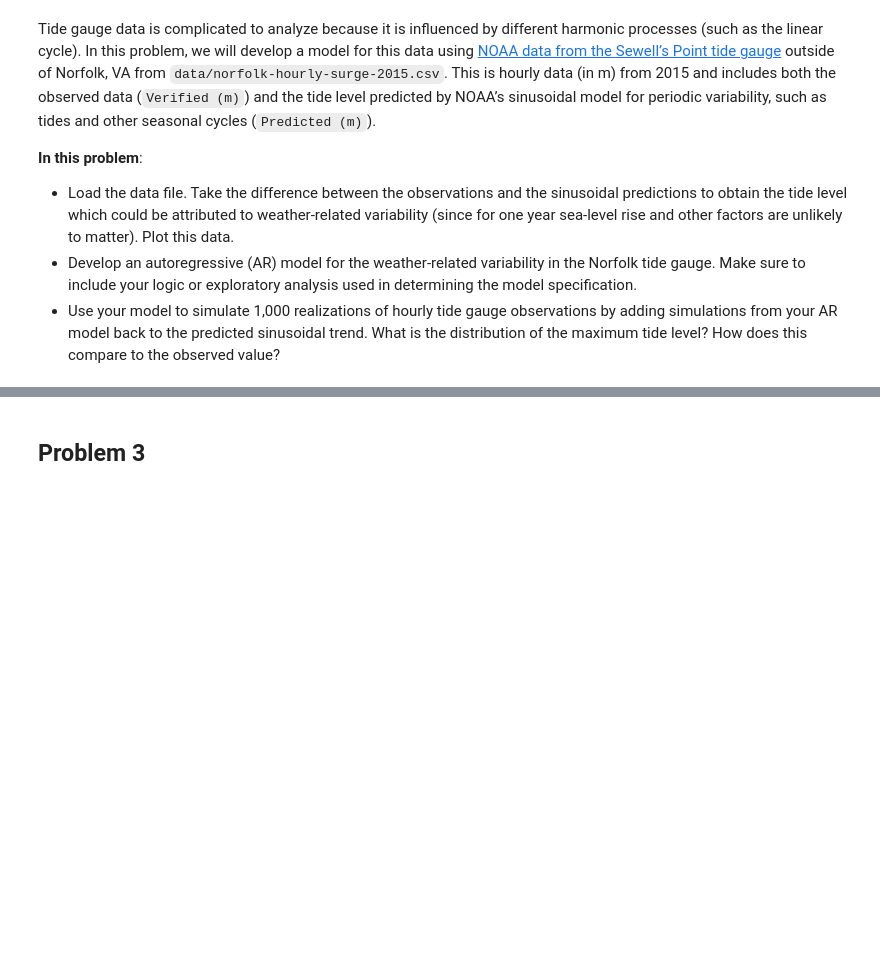
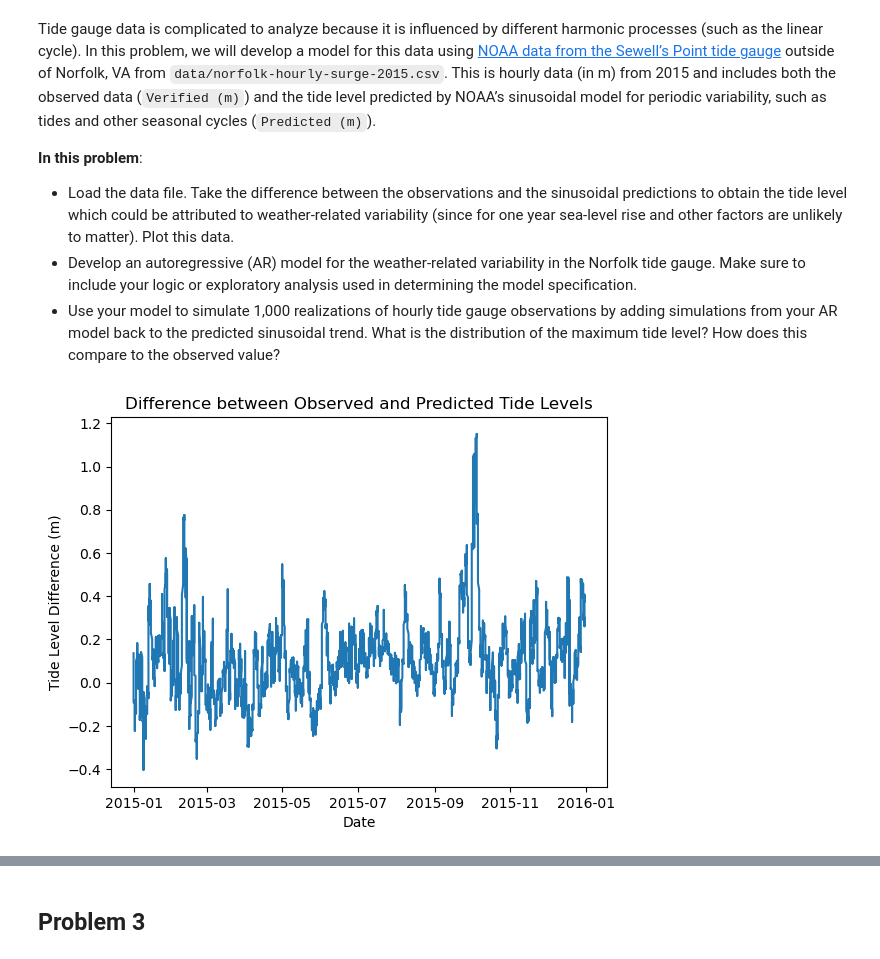
Before and after one commit to BEE4850-SP25/hw02-christinemswanson, a Jupyter notebook: hw02.ipynb, the cells around one changed output, grey strips where cells are left out. Saved outputs shown, nothing was run; the diff lists cells and outputs as text; code cells hidden in the pictures; blank space fills up the shorter version.

```diff
--- a/hw02.ipynb
+++ b/hw02.ipynb
@@ -274,3 +274,24 @@ for periodic variability, such as tides and other seasonal cycles
     observations by adding simulations from your AR model back to the
     predicted sinusoidal trend. What is the distribution of the maximum
     tide level? How does this compare to the observed value?
+# %%
+# load in the tide data
+
+tide_data = pd.read_csv("./data/norfolk-hourly-surge-2015.csv", sep=",", header=0)
+
+tide_data["datetime"] = pd.to_datetime(tide_data["Date"]) # convert date to datetime object
+# %%
+# take the difference b/w the observations and the sinusoidal predictions to get the tide level attributed
+# to weather-related variability, and plot
+
+tide_data["diff_obs_pred"] = tide_data["Verified (m)"] - tide_data["Predicted (m)"]
+
+plt.plot(tide_data["datetime"], tide_data["diff_obs_pred"])
+
+plt.title("Difference between Observed and Predicted Tide Levels")
+plt.xlabel("Date")
+plt.ylabel("Tide Level Difference (m)")
+
+plt.show()
+# %% [output]
+[figure, added]
```
Also changed, not shown: parts of 6 cells of this notebook.
